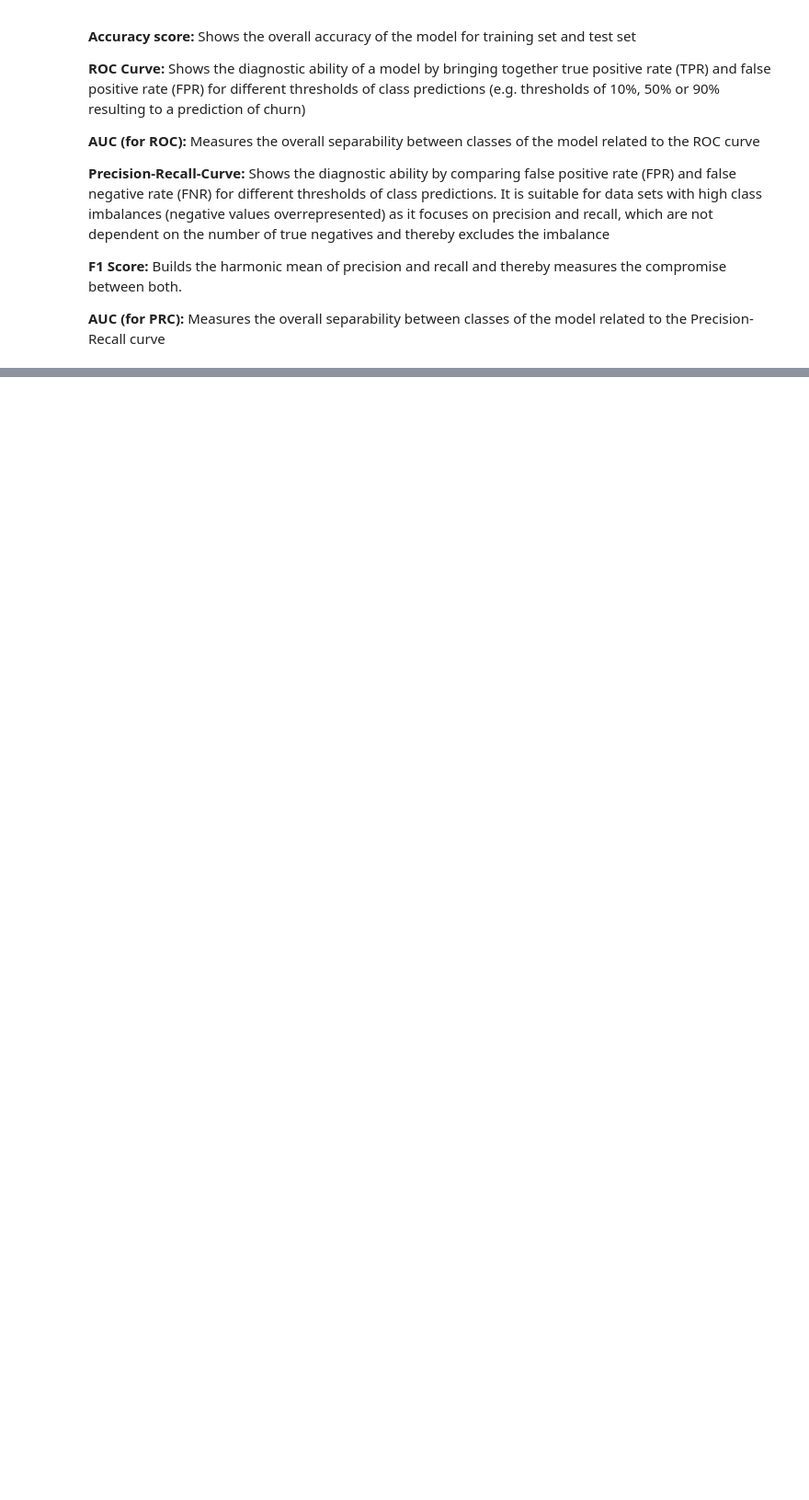
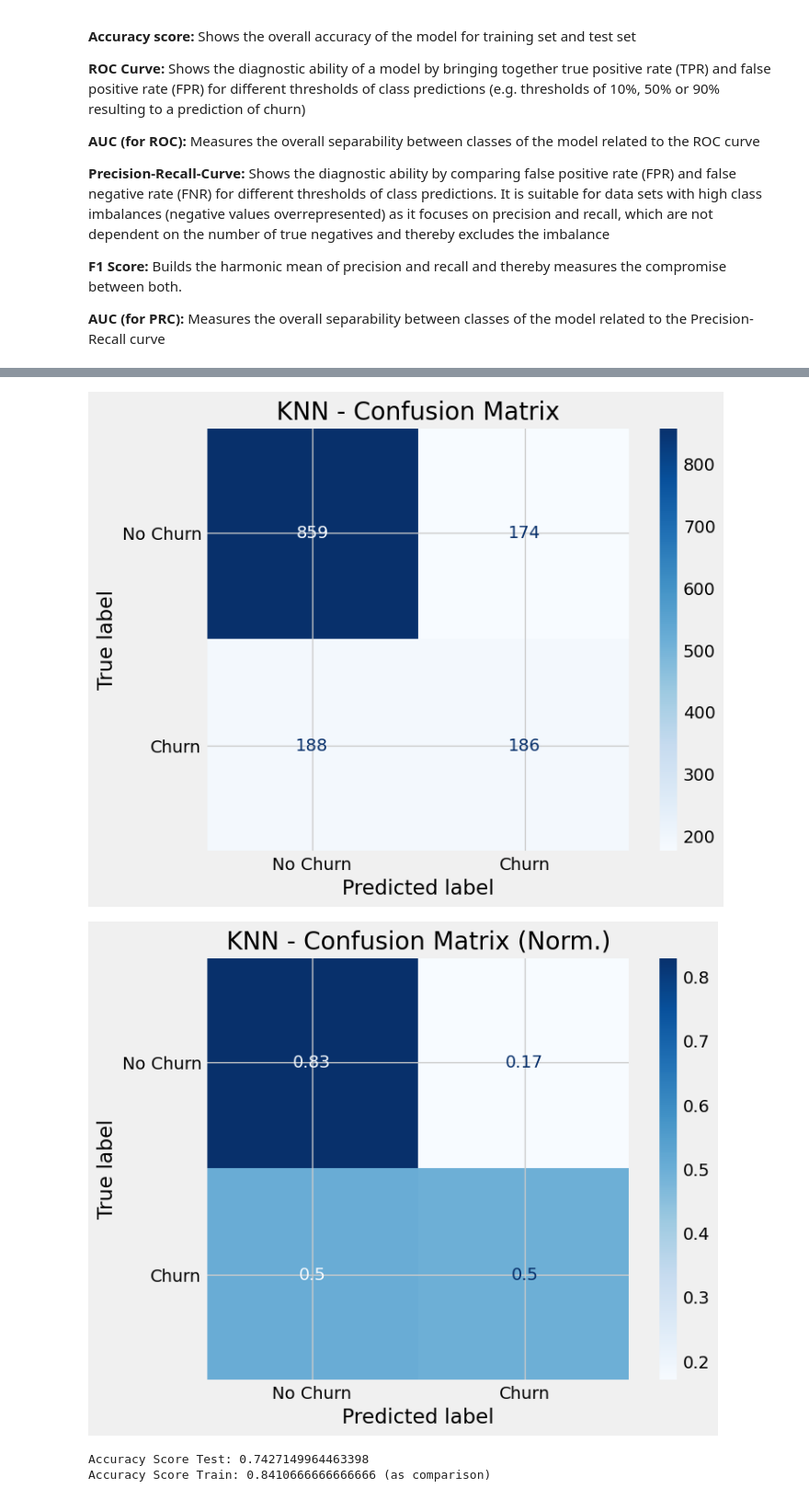
Before and after one commit to sumangupta87/Telecom-Churn-Prediction---Kaggle-Competition, a Jupyter notebook: Telecom_Churn_Prediction.ipynb, the cells around one changed output, grey strips where cells are left out. Shown at 92% size. Drawn from its saved outputs; the diff is of its cells as text; code cells hidden in the pictures; blank space fills up the shorter version.

```diff
--- a/Telecom_Churn_Prediction.ipynb
+++ b/Telecom_Churn_Prediction.ipynb
@@ -485,7 +489,7 @@ def feature_weights(X_df, classifier, calssifier_name):
 
   return print("")
 # %%
-# define a function that plots the confusion matrix for a classifier and the train and test accurace
+# define a function that plots the confusion matrix for a classifier and the train and test accuracy
 
 def confusion_matrix_plot(X_train,y_train,X_test, y_test, classifier, y_pred, classifier_name):
   fig, ax = plt.subplots(figsize = (7,6))
@@ -494,7 +498,7 @@ def confusion_matrix_plot(X_train,y_train,X_test, y_test, classifier, y_pred, cl
   plt.show()
 
   fig, ax = plt.subplots(figsize = (7,6))
-  plot_confusion_matrix(classifier,X_test,y_test, display_labels=["No Churn", "Churn"], cmap = plt.cm.Blues, normalize = None, ax = ax)
+  ConfusionMatrixDisplay.from_estimator(classifier,X_test,y_test, display_labels=["No Churn", "Churn"], cmap = plt.cm.Blues, normalize = 'true', ax = ax)
   ax.set_title(f'{classifier_name} - Confusion Matrix (Norm.)')
   plt.show()
 
@@ -507,0 +521,17 @@ def roc_curve_auc_score(X_test, y_test, y_pred_probalities, classifier_name):
+# %%
+# Define a function that plots the precision - recall - curve and the F1 score and AUC score
+
+def precision_recall_curve_and_score(X_test, y_test, y_pred, y_pred_probalities, classifier_name):
+
+  y_pred_prob = y_pred_probalities[:,1]
+  precision, recall, thresholds = precision_recall_curve(y_test, y_pred_prob)
+
+  plt.plot(recall,precision, label = f'{classifier_name}')
+  plt.xlabel('Recall')
+  plt.ylabel('Precision')
+  plt.title(f'{classifier_name} - Precision - Recall Curve')
+  plt.show()
+
+  f1_score_result, auc_score_result = f1_score(y_test, y_pred), auc(recall, precision)
+
+  return print(f'F1 Score: {f1_score_result} \nAUC Score (PR): {auc_score_result}\n')
@@ -507,0 +540,21 @@ def roc_curve_auc_score(X_test, y_test, y_pred_probalities, classifier_name):
+# %%
+# K Nearest Neighbor
+
+from sklearn.neighbors import KNeighborsClassifier
+knn = KNeighborsClassifier()
+knn.fit(X_train, y_train)
+
+y_pred_knn = knn.predict(X_test)
+y_pred_knn_prob = knn.predict_proba(X_test)
+# %%
+# Plot model evaluations
+
+confusion_matrix_plot(X_train, y_train, X_test, y_test, knn, y_pred_knn, 'KNN')
+roc_curve_auc_score(X_test, y_test, y_pred_knn_prob, 'KNN')
+
+precision_recall_curve_and_score(X_test, y_test, y_pred_knn, y_pred_knn_prob, 'KNN')
+# %% [output]
+[figure, added]
+[figure, added]
+Accuracy Score Test: 0.7427149964463398
+Accuracy Score Train: 0.8410666666666666 (as comparison)
```
Also changed, not shown: parts of 33 cells of this notebook.
